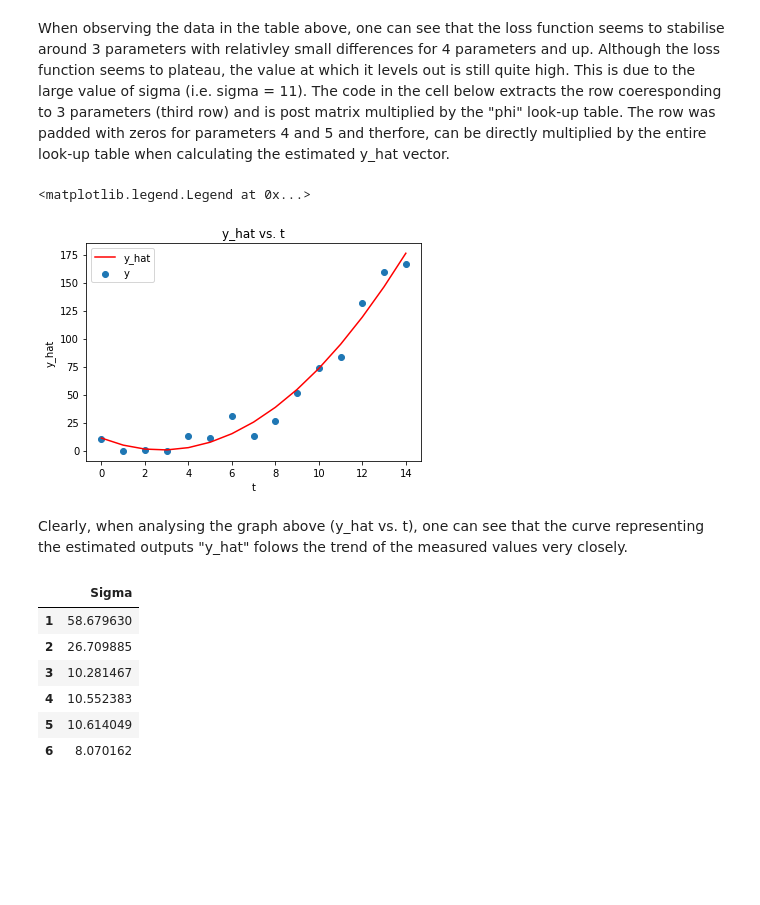
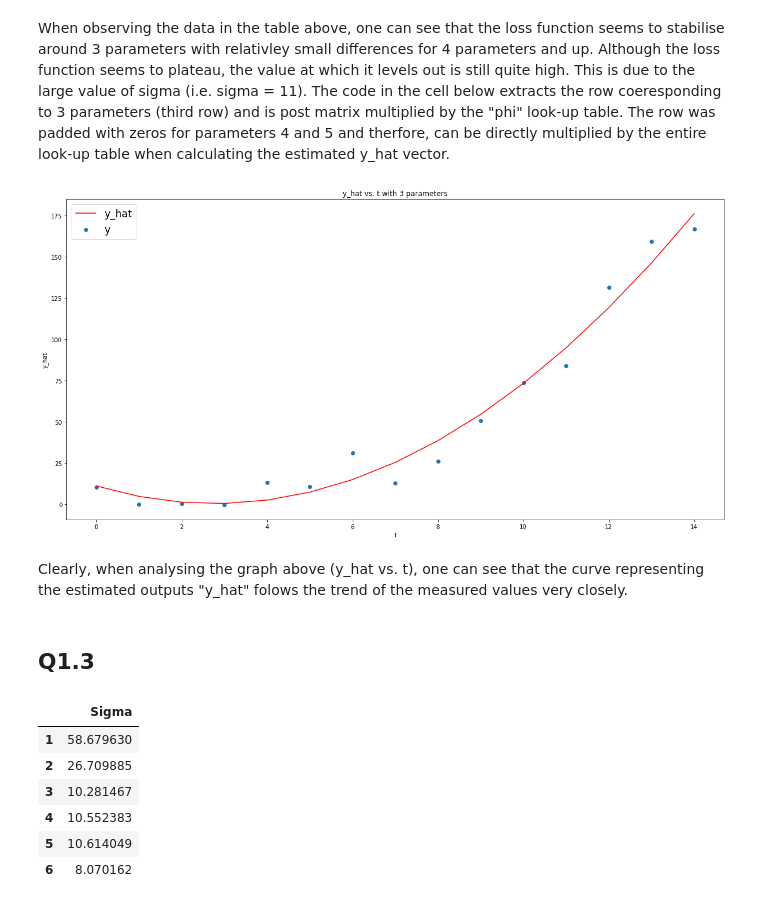
Before and after one commit to cplan082-tech/Adaptive_Control, a Jupyter notebook: assignments/A1/A1.ipynb, the cells around one changed output. Saved outputs shown, nothing was run; the diff lists cells and outputs as text; code cells hidden in the pictures; blank space fills up the shorter version.

```diff
--- a/assignments/A1/A1.ipynb
+++ b/assignments/A1/A1.ipynb
@@ -69,19 +71,23 @@ The code in the cell below extracts the row coeresponding to 3 parameters (third
 # %%
 import matplotlib.pyplot as mpl
 num_param_best = 3 # number of parameters to be used
 
-theta_hat_true = df.loc[num_param_best, df.columns != 'Loss'] # extraction of row with 3 parameters excluding the "loss" column
-y_hat = phi@theta_hat_true # calculation of estimated y_hat vector
+def y_hat_plotter(num_param_best):
+    # extraction of row with 3 parameters excluding the "loss" column
+    theta_hat_true = df.loc[num_param_best, df.columns != 'Loss']
+    y_hat = phi@theta_hat_true # calculation of estimated y_hat vector
 
-mpl.scatter((t - 1), y) # plot measured output y
-mpl.plot((t - 1), y_hat, 'r') # plot estimated output y_hat
-mpl.xlabel('t')
-mpl.ylabel('y_hat')
-mpl.title('y_hat vs. t')
-mpl.legend(labels=['y_hat', 'y'])
+    mpl.scatter((t - 1), y) # plot measured output y
+    mpl.plot((t - 1), y_hat, 'r') # plot estimated output y_hat
+    mpl.xlabel('t')
+    mpl.ylabel('y_hat')
+    mpl.title(f'y_hat vs. t with {num_param_best} parameters')
+    mpl.legend(labels=['y_hat', 'y'], fontsize='xx-large')
+y_hat_plotter(num_param_best)
 # %% [output]
-<matplotlib.legend.Legend at 0x...>
-[figure, old version]
+[figure, new version]
 # %% [markdown]
 Clearly, when analysing the graph above (y_hat vs. t), one can see that the curve representing the estimated outputs "y_hat" folows the trend of the measured values very closely.
+# %% [markdown]
+## Q1.3
 # %%
```
Also changed, not shown: parts of 14 cells of this notebook.
